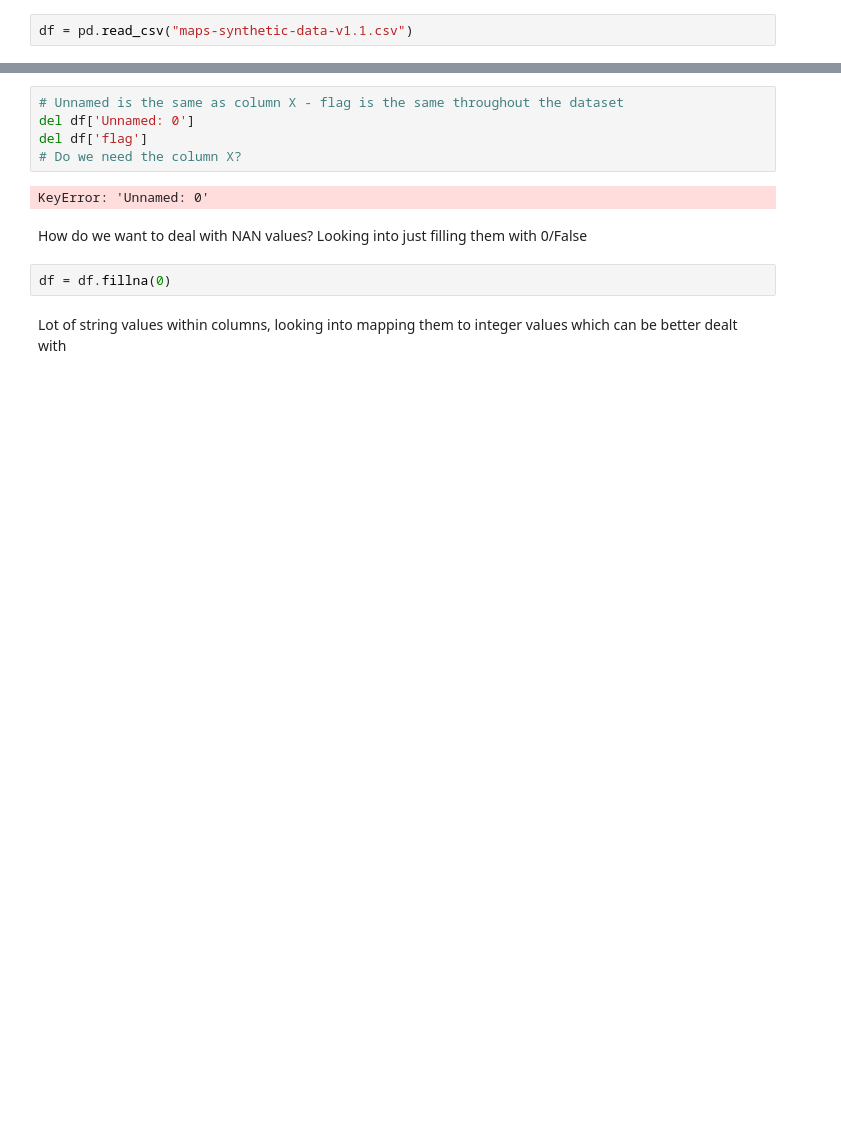
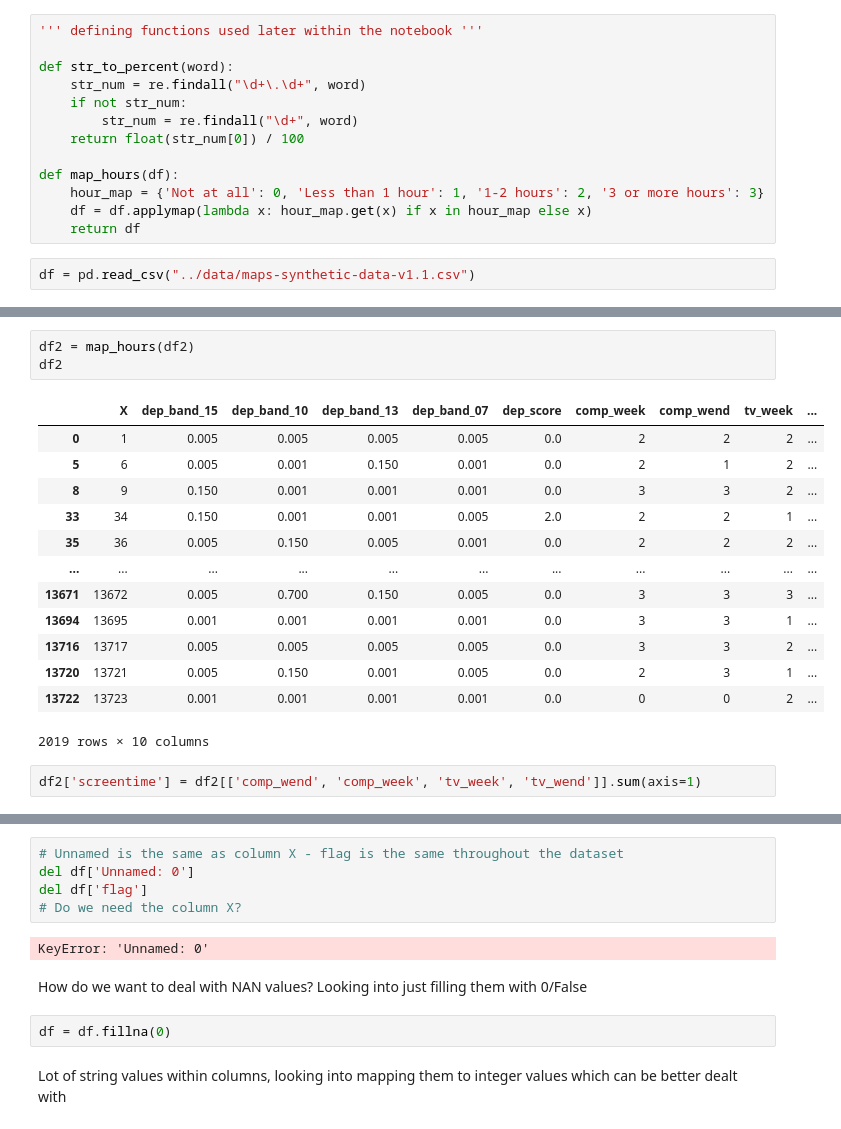
Before and after one commit to phillipSloan/applied-data-science, a Jupyter notebook: personal-notebooks/data-exploration-phillip.ipynb, the cells around one changed output, grey strips where cells are left out. Cells and saved outputs as stored; diff of their text form; blank space fills up the shorter version.

Commit message:
more data exploration

```diff
--- a/personal-notebooks/data-exploration-phillip.ipynb
+++ b/personal-notebooks/data-exploration-phillip.ipynb
@@ -5,3 +6,16 @@ import matplotlib.pyplot as plt
+# %%
+''' defining functions used later within the notebook '''
+
+def str_to_percent(word):
+    str_num = re.findall("\d+\.\d+", word)
+    if not str_num:
+        str_num = re.findall("\d+", word)
+    return float(str_num[0]) / 100
+
+def map_hours(df):
+    hour_map = {'Not at all': 0, 'Less than 1 hour': 1, '1-2 hours': 2, '3 or more hours': 3}
+    df = df.applymap(lambda x: hour_map.get(x) if x in hour_map else x)
+    return df
 # %%
-df = pd.read_csv("maps-synthetic-data-v1.1.csv")
+df = pd.read_csv("../data/maps-synthetic-data-v1.1.csv")
 # %%
@@ -24,0 +33,19 @@ df2.dropna()
+# %%
+df2 = map_hours(df2)
+df2
+# %% [output]
+|  | X | dep_band_15 | dep_band_10 | dep_band_13 | dep_band_07 | dep_score | comp_week | comp_wend | tv_week | ... |
+| 0 | 1 | 0.005 | 0.005 | 0.005 | 0.005 | 0.0 | 2 | 2 | 2 | ... |
+| 5 | 6 | 0.005 | 0.001 | 0.150 | 0.001 | 0.0 | 2 | 1 | 2 | ... |
+| 8 | 9 | 0.150 | 0.001 | 0.001 | 0.001 | 0.0 | 3 | 3 | 2 | ... |
+| 33 | 34 | 0.150 | 0.001 | 0.001 | 0.005 | 2.0 | 2 | 2 | 1 | ... |
+| 35 | 36 | 0.005 | 0.150 | 0.005 | 0.001 | 0.0 | 2 | 2 | 2 | ... |
+| ... | ... | ... | ... | ... | ... | ... | ... | ... | ... | ... |
+| 13671 | 13672 | 0.005 | 0.700 | 0.150 | 0.005 | 0.0 | 3 | 3 | 3 | ... |
+| 13694 | 13695 | 0.001 | 0.001 | 0.001 | 0.001 | 0.0 | 3 | 3 | 1 | ... |
+| 13716 | 13717 | 0.005 | 0.005 | 0.005 | 0.005 | 0.0 | 3 | 3 | 2 | ... |
+| 13720 | 13721 | 0.005 | 0.150 | 0.001 | 0.005 | 0.0 | 2 | 3 | 1 | ... |
+| 13722 | 13723 | 0.001 | 0.001 | 0.001 | 0.001 | 0.0 | 0 | 0 | 2 | ... |
+2019 rows × 10 columns
+# %%
+df2['screentime'] = df2[['comp_wend', 'comp_week', 'tv_week', 'tv_wend']].sum(axis=1)
```
Also changed, not shown: parts of 7 cells of this notebook.
